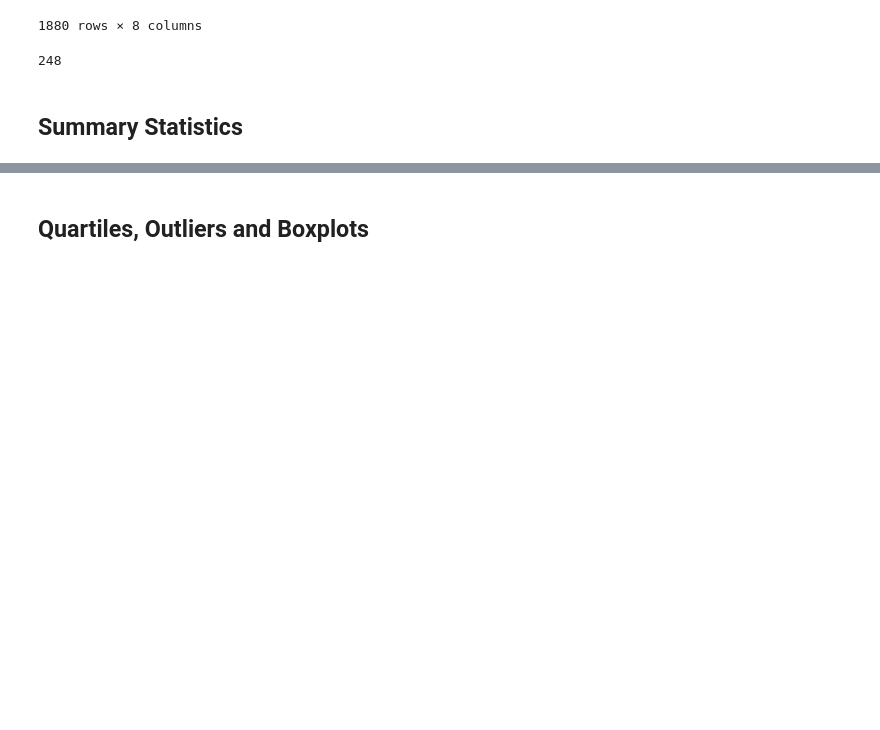
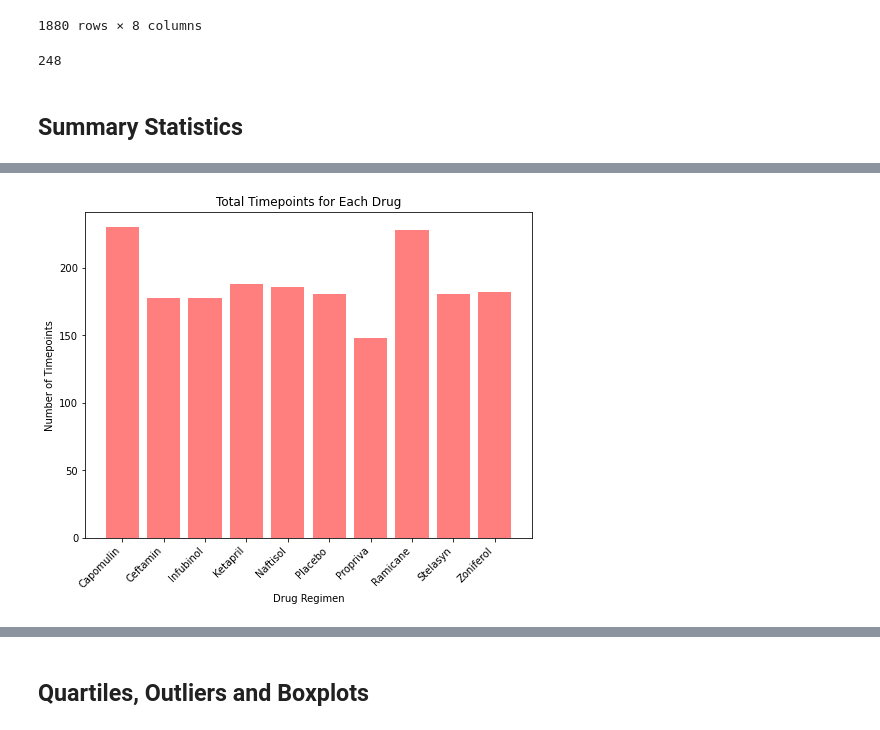
Before and after one commit to Annaolivia5/Pymaceuticals, a Jupyter notebook: pymaceuticals_starter.ipynb, the cells around one changed output, grey strips where cells are left out. Drawn from its saved outputs; the diff is of its cells as text; code cells hidden in the pictures; blank space fills up the shorter version.

```diff
--- a/pymaceuticals_starter.ipynb
+++ b/pymaceuticals_starter.ipynb
@@ -115,3 +100,13 @@ num_of_mice
 # Use groupby and summary statistical methods to calculate the following properties of each drug regimen:
 # mean, median, variance, standard deviation, and SEM of the tumor volume.
 # Assemble the resulting series into a single summary dataframe.
+
+summary_df = pd.DataFrame(columns=['Mean','Median','Variance','Standard Deviation','SEM'])
+
+summary_df['Mean'] = data_cleaned.groupby(['Drug Regimen'])['Tumor Volume (mm3)'].mean()
+summary_df['Median'] = data_cleaned.groupby(['Drug Regimen'])['Tumor Volume (mm3)'].median()
+summary_df['Variance'] = data_cleaned.groupby(['Drug Regimen'])['Tumor Volume (mm3)'].var()
+summary_df['Standard Deviation'] = data_cleaned.groupby(['Drug Regimen'])['Tumor Volume (mm3)'].std()
+summary_df['SEM'] = data_cleaned.groupby(['Drug Regimen'])['Tumor Volume (mm3)'].sem()
+
+summary_df
@@ -131,0 +162,19 @@ num_of_mice
+# %%
+# Generate a bar plot showing the total number of timepoints for all mice tested for each drug regimen using pyplot.
+timepoints_df = pd.DataFrame(data_cleaned.groupby('Drug Regimen')['Timepoint'].count())
+
+y=timepoints_df['Timepoint']
+x=list(summary_df.index.values)
+
+plt.figure(figsize=(8,6))
+plt.bar(x, y, color = 'r', alpha=0.5, align='center')
+
+# formattting
+
+plt.title('Total Timepoints for Each Drug')
+plt.xlabel('Drug Regimen')
+plt.ylabel('Number of Timepoints')
+plt.xticks(rotation= 45, ha='right')
+plt.show()
+# %% [output]
+[figure, added]
```
Also changed, not shown: parts of 20 cells of this notebook.
